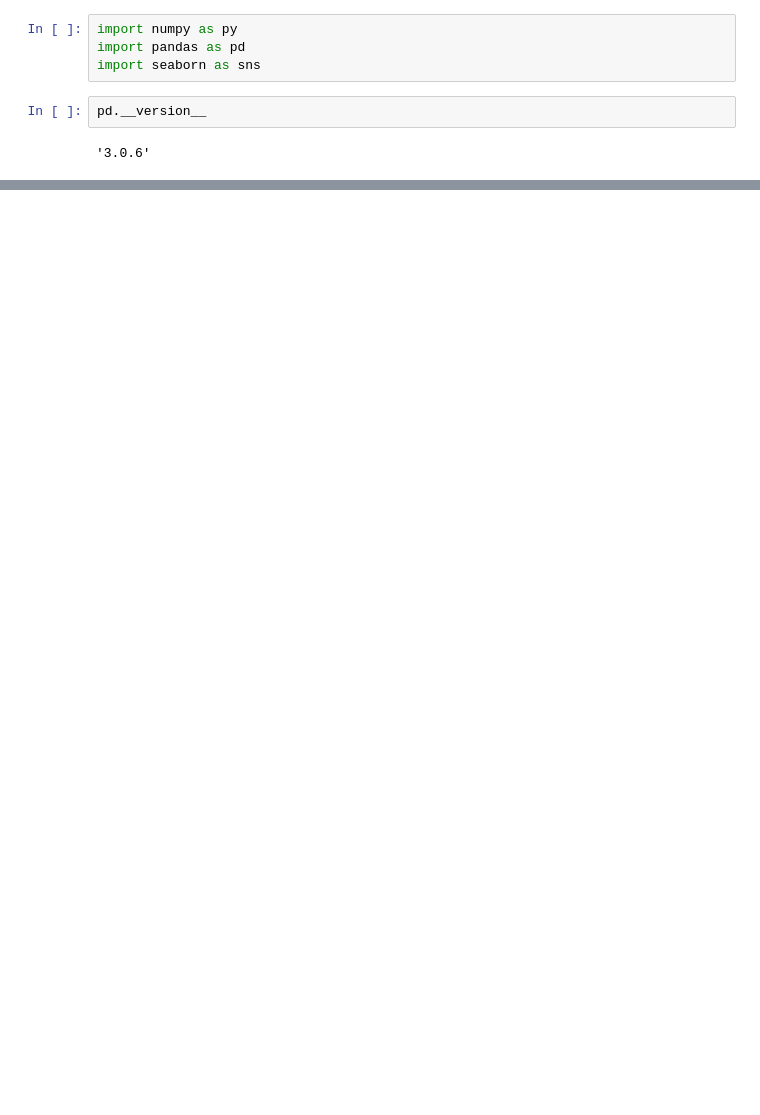
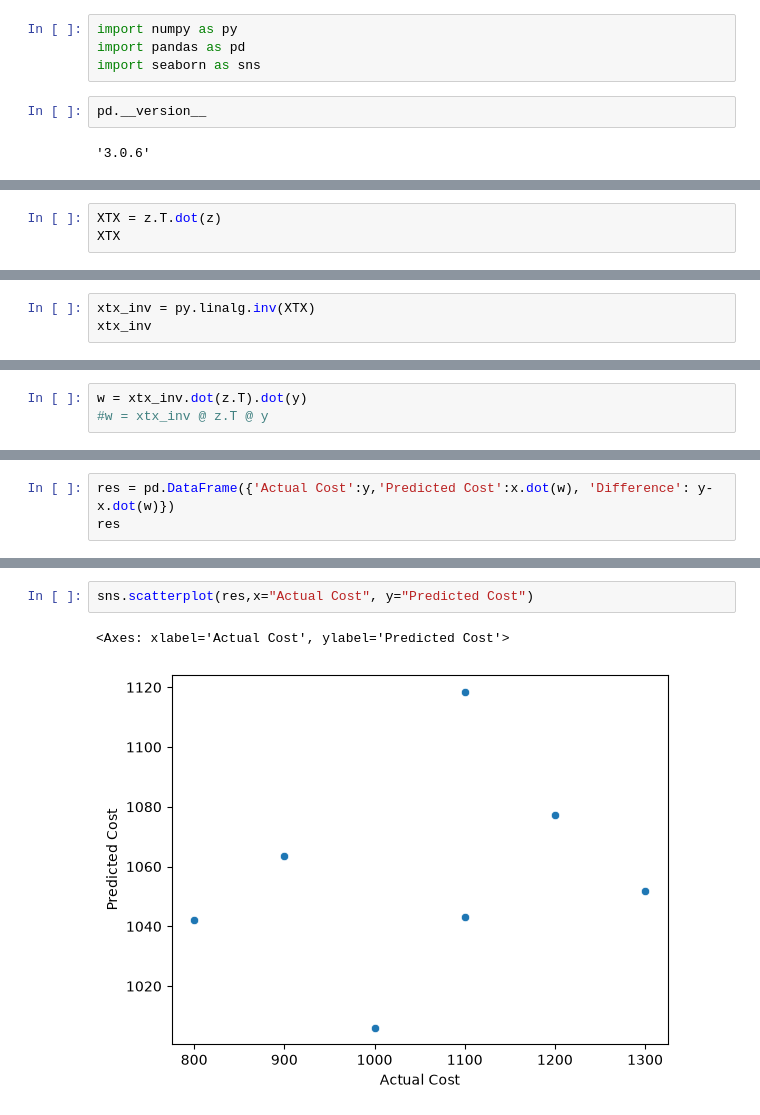
Before and after one commit to dangerpouse/zoomcamp---Machine-Learning, a Jupyter notebook: 01 - Intro/Homework.ipynb, the cells around one changed output, grey strips where cells are left out. Cells and saved outputs as stored; diff of their text form; blank space fills up the shorter version.

Commit message:
data.csv

```diff
--- a/01 - Intro/Homework.ipynb
+++ b/01 - Intro/Homework.ipynb
@@ -26,0 +147,3 @@ df.head(10)
+# %%
+XTX = z.T.dot(z)
+XTX
@@ -26,0 +153,3 @@ df.head(10)
+# %%
+xtx_inv = py.linalg.inv(XTX)
+xtx_inv
@@ -26,0 +159,3 @@ df.head(10)
+# %%
+w = xtx_inv.dot(z.T).dot(y)
+#w = xtx_inv @ z.T @ y
@@ -26,0 +185,3 @@ df.head(10)
+# %%
+res = pd.DataFrame({'Actual Cost':y,'Predicted Cost':x.dot(w), 'Difference': y-x.dot(w)})
+res
@@ -26,0 +216,5 @@ df.head(10)
+# %%
+sns.scatterplot(res,x="Actual Cost", y="Predicted Cost")
+# %% [output]
+<Axes: xlabel='Actual Cost', ylabel='Predicted Cost'>
+[figure, added]
```
Also changed, not shown: parts of 27 cells of this notebook.
